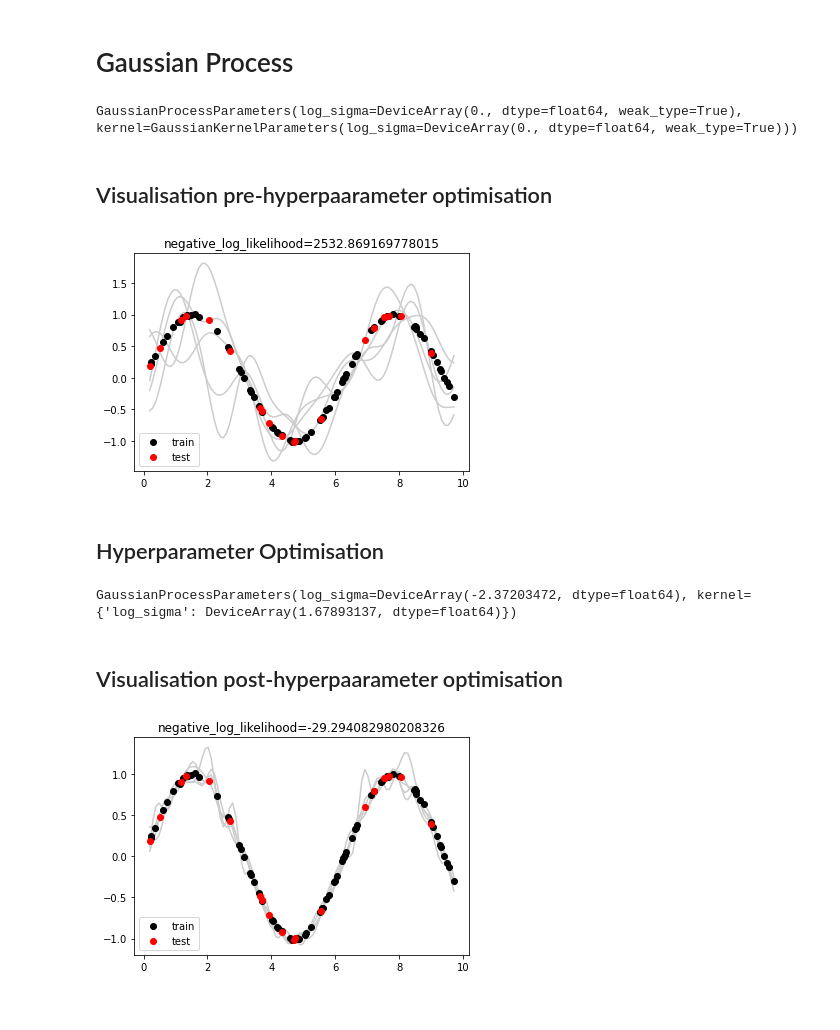
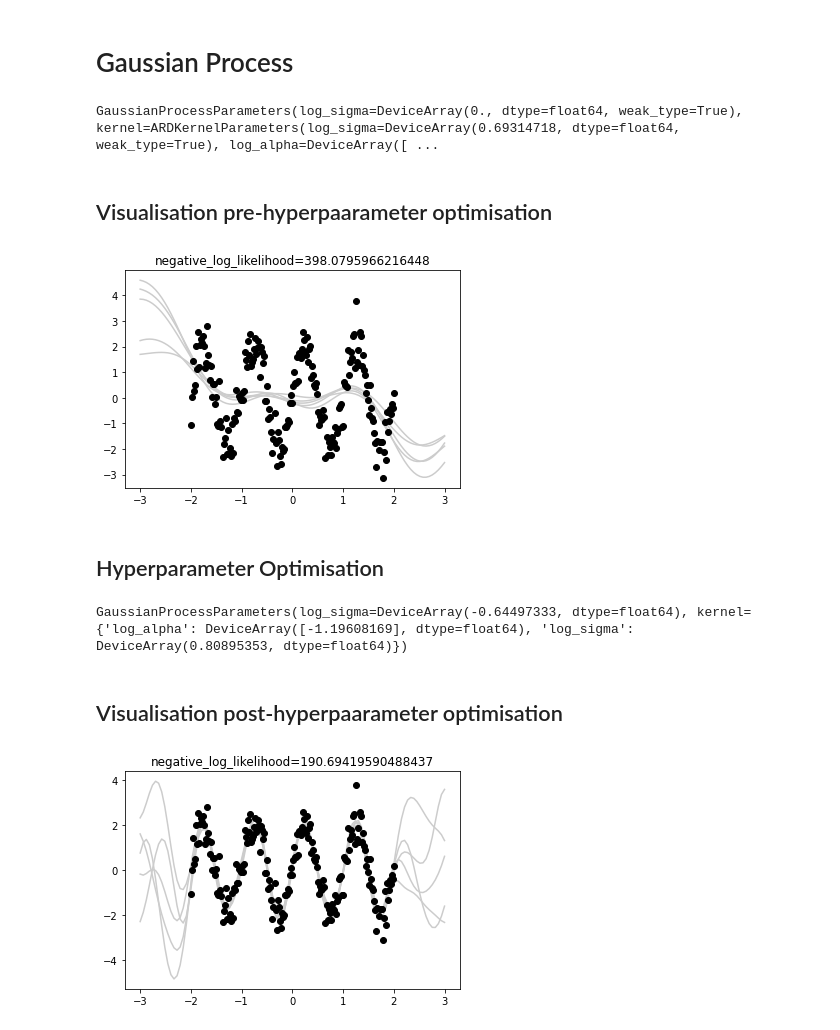
Before and after one commit to jswu18/gvi-gaussian-process, a Jupyter notebook: notebooks/demo_gaussian_process.ipynb, the cells around one changed output. Cells and saved outputs as stored; diff of their text form; code cells hidden in the pictures.

```diff
--- a/notebooks/demo_gaussian_process.ipynb
+++ b/notebooks/demo_gaussian_process.ipynb
@@ -19,37 +18,40 @@ jax.config.update("jax_enable_x64", True)
 seed = 42
 np.random.seed(seed)
 key = random.PRNGKey(seed)
+
+n = 200
+sigma_true = 0.5
+
+x = jnp.linspace(-2, 2, n, dtype=np.float32).reshape(-1, 1)
+
 key, subkey = random.split(key)
-x = jnp.sort(10 * random.uniform(subkey, shape=(100, 1)), axis=0)
-key, subkey = random.split(key)
-y = jnp.sin(x) + 1e-2 * random.normal(subkey, shape=x.shape)
-
-x_train, x_test, y_train, y_test = train_test_split(x, y, train_size=0.8)
-x_test_idx = jnp.argsort(x_test, axis=0)
-x_test = x_test[x_test_idx]
-y_test = y_test[x_test_idx]
+y = (
+    (2 * jnp.sin(x * (2 * jnp.pi)) + sigma_true * random.normal(subkey, shape=x.shape))
+).reshape(-1)
 # %% [markdown]
 # Gaussian Process
 # %%
-kernel = GaussianKernel()
-kernel_parameters = kernel.Parameters(log_sigma=jnp.log(1.0))
+kernel = ARDKernel()
+kernel_parameters = kernel.Parameters(
+    log_sigma=jnp.log(2.0), log_alpha=jnp.log(jnp.ones(x.shape[1]))
+)
 
-gaussian_process = GaussianProcess(kernel, x_train, y_train)
+gaussian_process = GaussianProcess(kernel, x, y)
 gaussian_process_parameters = GaussianProcess.Parameters(
     log_sigma=jnp.log(1.0), kernel=kernel_parameters
 )
 gaussian_process_parameters
 # %% [output]
-GaussianProcessParameters(log_sigma=DeviceArray(0., dtype=float64, weak_type=True), kernel=GaussianKernelParameters(log_sigma=DeviceArray(0., dtype=float64, weak_type=True)))
+GaussianProcessParameters(log_sigma=DeviceArray(0., dtype=float64, weak_type=True), kernel=ARDKernelParameters(log_sigma=DeviceArray(0.69314718, dtype=float64, weak_type=True), log_alpha=DeviceArray([ ...
 # %% [markdown]
 ## Visualisation pre-hyperpaarameter optimisation
 # %%
 negative_log_likelihood = float(
     gaussian_process.posterior_negative_log_likelihood(
-        x_test, y_test, **asdict(gaussian_process_parameters)
+        **asdict(gaussian_process_parameters)
     )
 )
-x_plot = jnp.linspace(jnp.min(x), jnp.max(x), 100).reshape(-1, 1)
+x_plot = jnp.linspace(jnp.min(x) - 1, jnp.max(x) + 1, 100).reshape(-1, 1)
 mean_plot, covariance_plot = gaussian_process.posterior_distribution(
     x_plot, **asdict(gaussian_process_parameters)
 )
@@ -61,47 +63,43 @@ for _ in range(5):
         zorder=-1,
     )
 plt.title(f"{negative_log_likelihood=}")
-plt.scatter(x_train, y_train, color="k", zorder=1, label="train")
-plt.scatter(x_test, y_test, color="r", zorder=1, label="test")
-plt.legend()
+plt.scatter(x, y, color="k", zorder=1)
 plt.show()
 # %% [output]
-[figure, old version]
+[figure, new version]
 # %% [markdown]
 ## Hyperparameter Optimisation
 # %%
 learning_rate = 1e-1
 optimizer = optax.adam(learning_rate)
-number_of_iterations = 5000
+number_of_iterations = 100
 gaussian_process_parameters = gaussian_process.train(
-    gaussian_process_parameters, x_test, y_test, optimizer, number_of_iterations
+    gaussian_process_parameters, optimizer, number_of_iterations
 )
 gaussian_process_parameters
 # %% [output]
-GaussianProcessParameters(log_sigma=DeviceArray(-2.37203472, dtype=float64), kernel={'log_sigma': DeviceArray(1.67893137, dtype=float64)})
+GaussianProcessParameters(log_sigma=DeviceArray(-0.64497333, dtype=float64), kernel={'log_alpha': DeviceArray([-1.19608169], dtype=float64), 'log_sigma': DeviceArray(0.80895353, dtype=float64)})
 # %% [markdown]
 ## Visualisation post-hyperpaarameter optimisation
 # %%
 negative_log_likelihood = float(
     gaussian_process.posterior_negative_log_likelihood(
-        x_test, y_test, **asdict(gaussian_process_parameters)
+        **asdict(gaussian_process_parameters)
     )
 )
-x_plot = jnp.linspace(jnp.min(x), jnp.max(x), 100).reshape(-1, 1)
+x_plot = jnp.linspace(jnp.min(x) - 1, jnp.max(x) + 1, 100).reshape(-1, 1)
 mean_plot, covariance_plot = gaussian_process.posterior_distribution(
     x_plot, **asdict(gaussian_process_parameters)
 )
 for _ in range(5):
     plt.plot(
         x_plot,
         np.random.multivariate_normal(mean_plot, covariance_plot, size=1).reshape(-1),
         color=(0.8, 0.8, 0.8),
         zorder=-1,
     )
 plt.title(f"{negative_log_likelihood=}")
-plt.scatter(x_train, y_train, color="k", zorder=1, label="train")
-plt.scatter(x_test, y_test, color="r", zorder=1, label="test")
-plt.legend()
+plt.scatter(x, y, color="k", zorder=1)
 plt.show()
 # %% [output]
-[figure, old version]
+[figure, new version]
```
Also changed, not shown: parts of 1 cell of this notebook, 2 other files.
